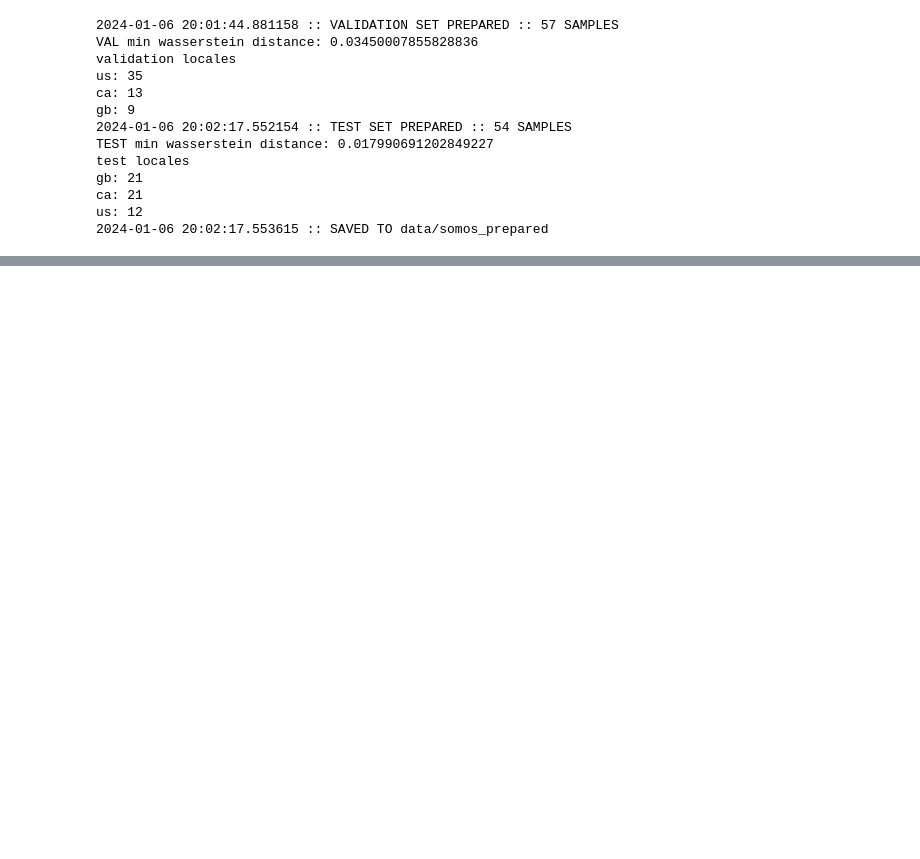
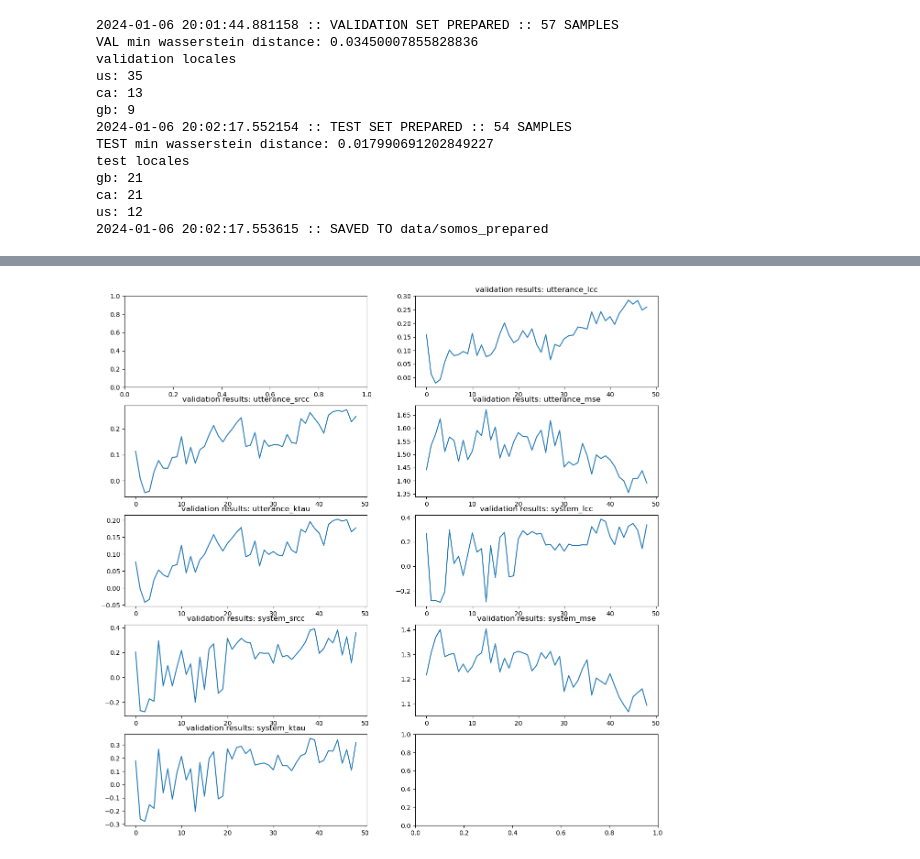
Before and after one commit to liambarstad/content_aware_mos_prediction, a Jupyter notebook: present.ipynb, the cells around one changed output, grey strips where cells are left out. Cells and saved outputs as stored; diff of their text form; code cells hidden in the pictures; blank space fills up the shorter version.

```diff
--- a/present.ipynb
+++ b/present.ipynb
@@ -253,2 +138,6 @@ val_results =
+# %%
+plot_columns('runs/prod/mosnet/validation.csv', 'validation results')
+# %% [output]
+[figure, added]
 # %%
 # test baseline MOSNet model
```
Also changed, not shown: parts of 7 cells of this notebook, 14 other files.
